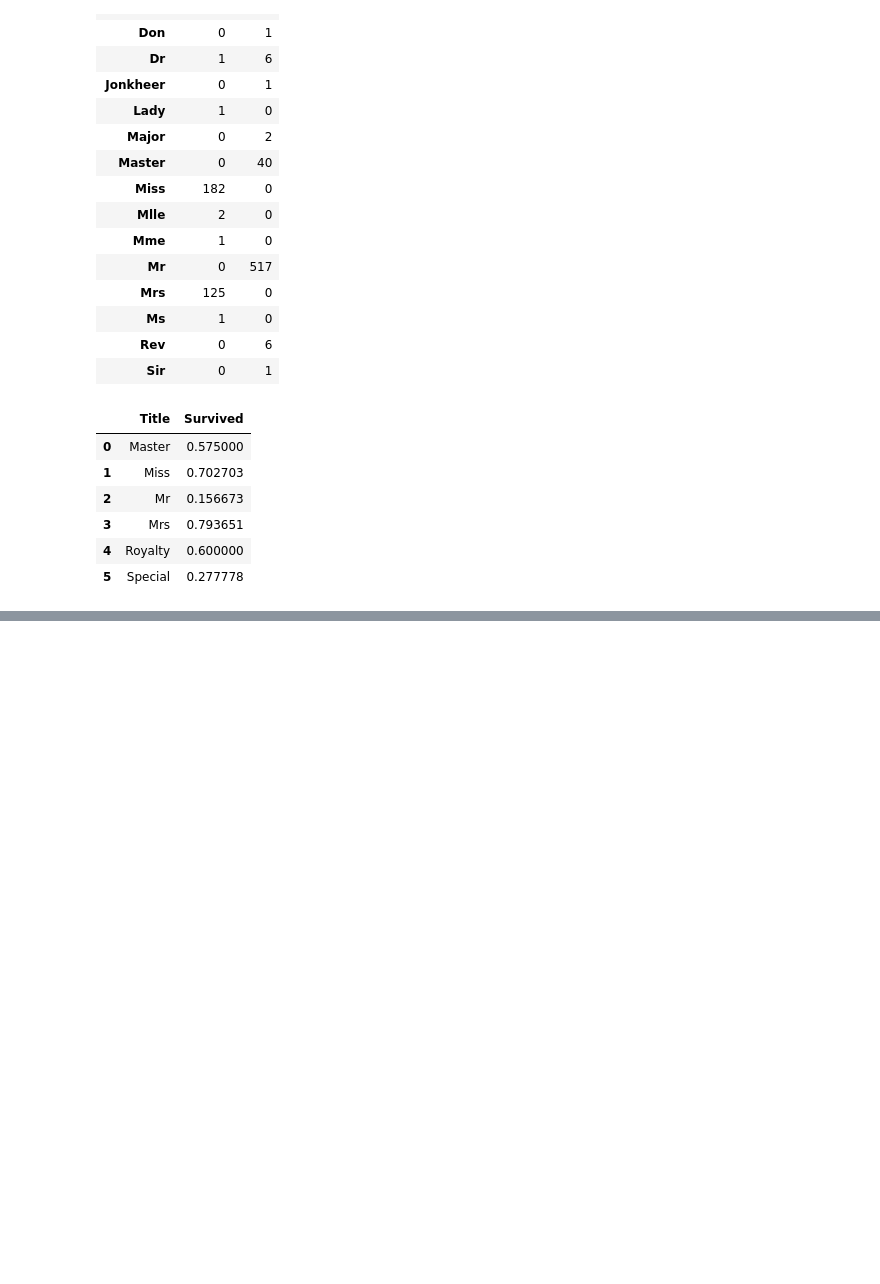
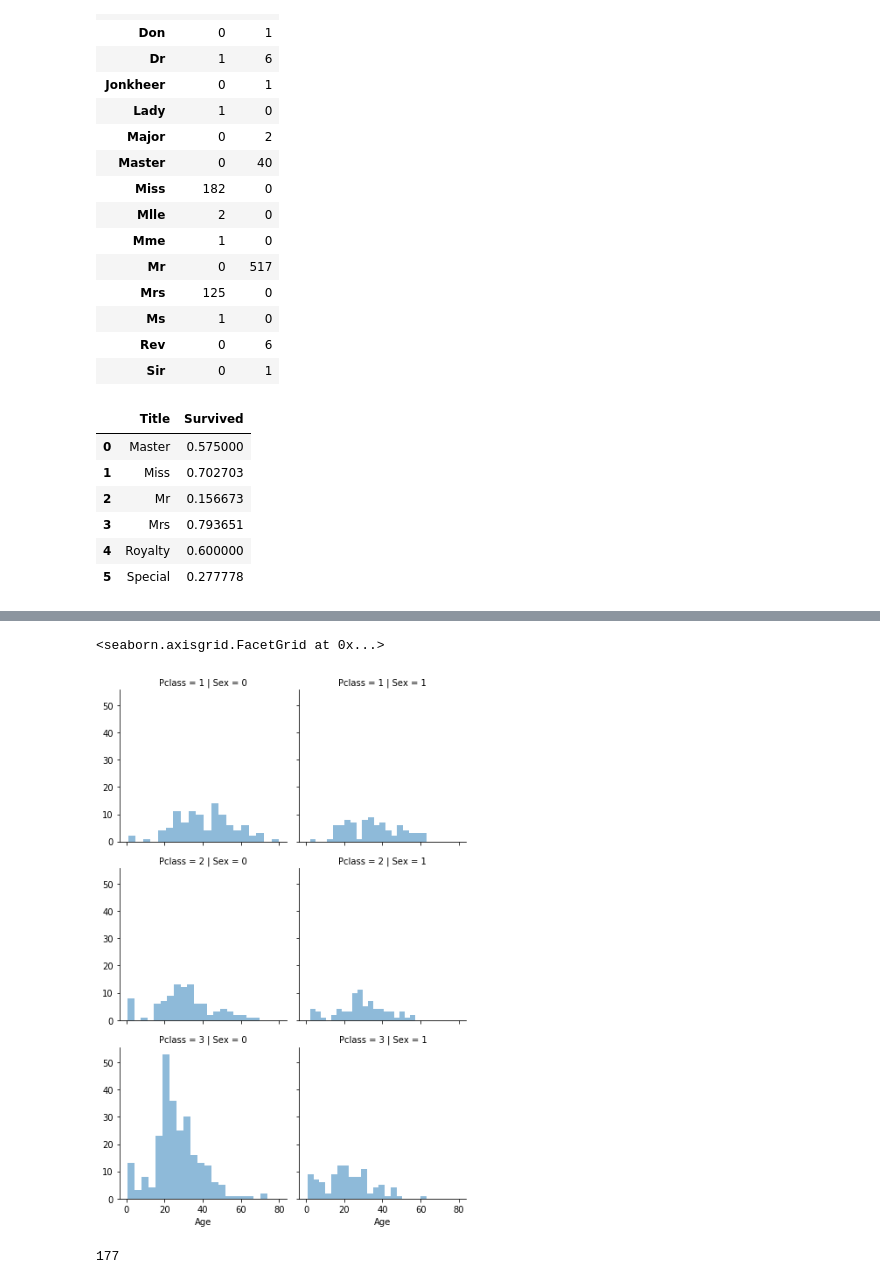
Before and after one commit to mirtanvirislam/Kaggle-Titanic-Machine-Learning-from-Disaster, a Jupyter notebook: Titanic Exploring the data.ipynb, the cells around one changed output, grey strips where cells are left out. Saved outputs shown, nothing was run; the diff lists cells and outputs as text; code cells hidden in the pictures; blank space fills up the shorter version.

```diff
--- a/Titanic Exploring the data.ipynb
+++ b/Titanic Exploring the data.ipynb
@@ -263,0 +287,4 @@ df_train[['Title','Survived']].groupby(['Title'], as_index=False).mean()
+# %%
+df_train = df_train.drop(['Name', 'PassengerId'], axis=1)
+df_test = df_test.drop(['Name'], axis=1)
+combine = [df_train, df_test]
@@ -263,0 +304,11 @@ df_train[['Title','Survived']].groupby(['Title'], as_index=False).mean()
+# %%
+pclass_sex_age_grid = sns.FacetGrid(df_train, row='Pclass', col='Sex')
+pclass_sex_age_grid.map(plt.hist, 'Age', alpha=0.5, bins=20)
+pclass_sex_age_grid.add_legend()
+# %% [output]
+<seaborn.axisgrid.FacetGrid at 0x...>
+[figure, added]
+# %%
+df_train['Age'].isnull().sum() # No of null age
+# %% [output]
+177
```
Also changed, not shown: parts of 14 cells of this notebook.
